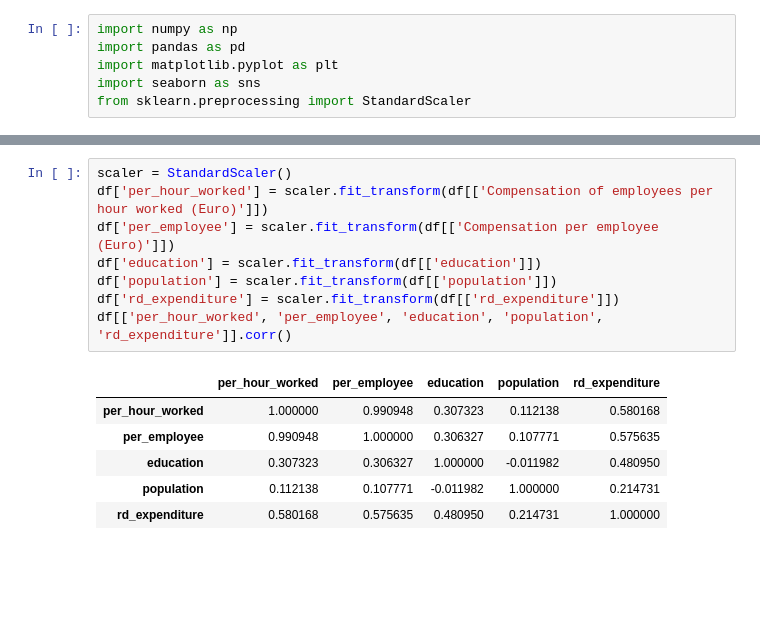
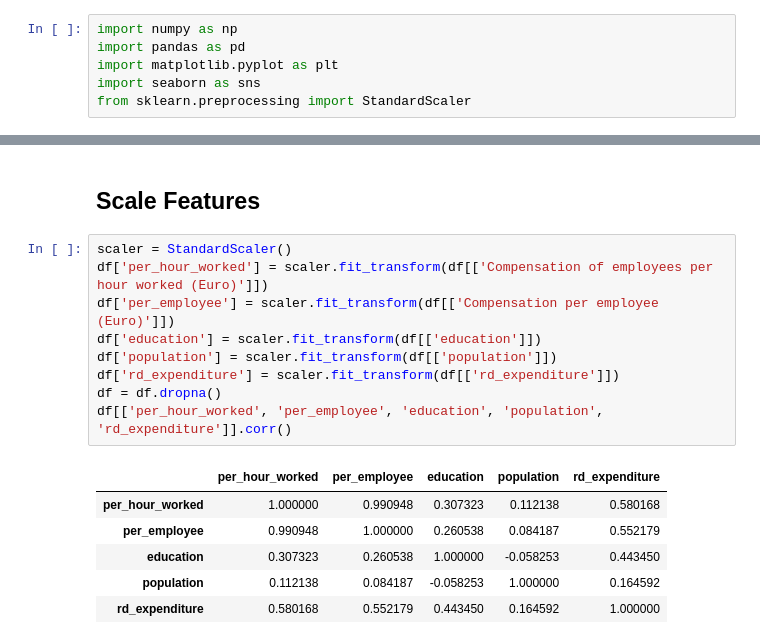
Before and after one commit to ADS-Group-15/eu-productivity-modeling, a Jupyter notebook: notebooks/models.ipynb, the cells around one changed output, grey strips where cells are left out. Saved outputs shown, nothing was run; the diff lists cells and outputs as text; blank space fills up the shorter version.

```diff
--- a/notebooks/models.ipynb
+++ b/notebooks/models.ipynb
@@ -14,18 +26,21 @@ df.head()
 | 2 | 2012 | Belgium | 36.2 | 52178.2 | 48.242857 | 11075889 | 2.28 |
 | 3 | 2013 | Belgium | 37.2 | 53452.5 | 49.242857 | 11137974 | 2.33 |
 | 4 | 2014 | Belgium | 37.6 | 53965.2 | 50.285714 | 11180840 | 2.37 |
+# %% [markdown]
+## Scale Features
 # %%
 scaler = StandardScaler()
 df['per_hour_worked'] = scaler.fit_transform(df[['Compensation of employees per hour worked (Euro)']])
 df['per_employee'] = scaler.fit_transform(df[['Compensation per employee (Euro)']])
 df['education'] = scaler.fit_transform(df[['education']])
 df['population'] = scaler.fit_transform(df[['population']])
 df['rd_expenditure'] = scaler.fit_transform(df[['rd_expenditure']])
+df = df.dropna()
 df[['per_hour_worked', 'per_employee', 'education', 'population', 'rd_expenditure']].corr()
 # %% [output]
 |  | per_hour_worked | per_employee | education | population | rd_expenditure |
 | per_hour_worked | 1.000000 | 0.990948 | 0.307323 | 0.112138 | 0.580168 |
-| per_employee | 0.990948 | 1.000000 | 0.306327 | 0.107771 | 0.575635 |
-| education | 0.307323 | 0.306327 | 1.000000 | -0.011982 | 0.480950 |
-| population | 0.112138 | 0.107771 | -0.011982 | 1.000000 | 0.214731 |
-| rd_expenditure | 0.580168 | 0.575635 | 0.480950 | 0.214731 | 1.000000 |
+| per_employee | 0.990948 | 1.000000 | 0.260538 | 0.084187 | 0.552179 |
+| education | 0.307323 | 0.260538 | 1.000000 | -0.058253 | 0.443450 |
+| population | 0.112138 | 0.084187 | -0.058253 | 1.000000 | 0.164592 |
+| rd_expenditure | 0.580168 | 0.552179 | 0.443450 | 0.164592 | 1.000000 |
```
Also changed, not shown: parts of 6 cells of this notebook, 4 other files.
